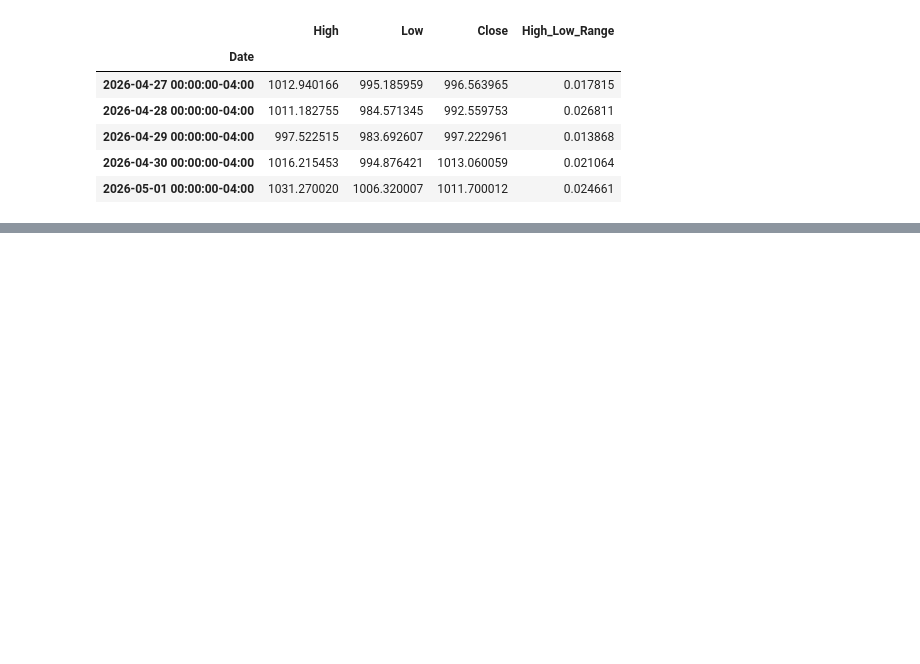
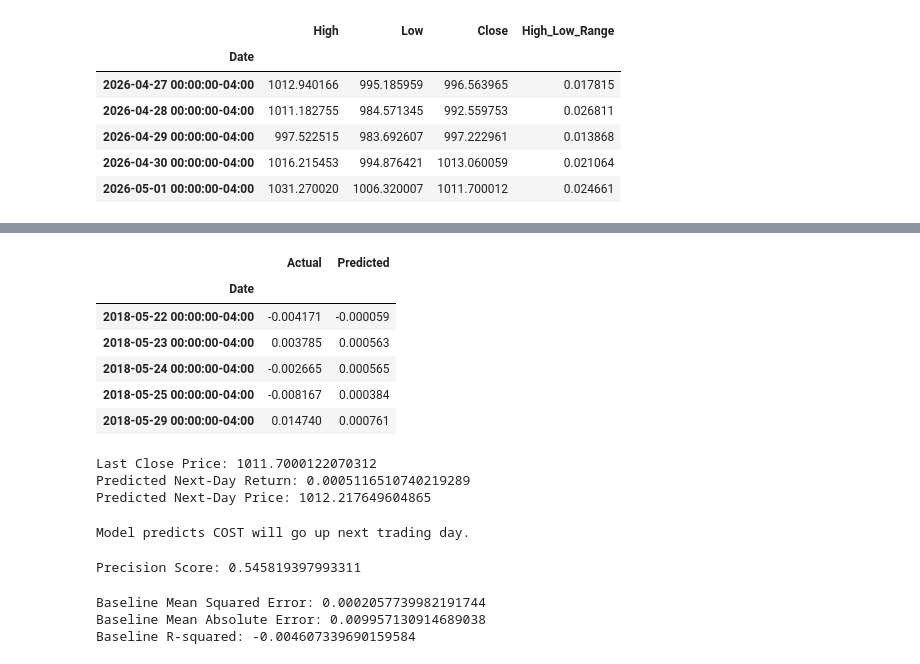
Before and after one commit to taneeshadaga/predict-cost, a Jupyter notebook: cost_stock_prediction.ipynb, the cells around one changed output, grey strips where cells are left out. Drawn from its saved outputs; the diff is of its cells as text; code cells hidden in the pictures; blank space fills up the shorter version.

```diff
--- a/cost_stock_prediction.ipynb
+++ b/cost_stock_prediction.ipynb
@@ -130,0 +211,78 @@ cost_data[["High", "Low", "Close", "High_Low_Range"]].tail()
+# %%
+# Comparing actual vs predicted returns
+results = pd.DataFrame({
+    "Actual": y_test,
+    "Predicted": predictions
+})
+
+results.head()
+# %% [output]
+|  | Actual | Predicted |
+| Date |  |  |
+| 2018-05-22 00:00:00-04:00 | -0.004171 | -0.000059 |
+| 2018-05-23 00:00:00-04:00 | 0.003785 | 0.000563 |
+| 2018-05-24 00:00:00-04:00 | -0.002665 | 0.000565 |
+| 2018-05-25 00:00:00-04:00 | -0.008167 | 0.000384 |
+| 2018-05-29 00:00:00-04:00 | 0.014740 | 0.000761 |
+# %%
+# Predicting COST Stock Price for the Next Trading Day (May 4, 2026)
+predicted_next_day_return = model.predict(
+    cost_data[
+        [
+            "Return_1D",
+            "Return_5D",
+            "Return_10D",
+            "Return_20D",
+            "Return_50D",
+            "Volume_Change",
+            "Volume_vs_5D_Avg"
+        ]
+    ].dropna().tail(1)
+)[0]
+
+# last closing stock price
+last_close_price = cost_data["Close"].dropna().iloc[-1]
+
+# predicting next day stock price
+predicted_next_day_price = last_close_price * (1 + predicted_next_day_return)
+
+print("Last Close Price:", last_close_price)
+print("Predicted Next-Day Return:", predicted_next_day_return)
+print("Predicted Next-Day Price:", predicted_next_day_price)
+# %% [output]
+Last Close Price: 1011.7000122070312
+Predicted Next-Day Return: 0.0005116510740219289
+Predicted Next-Day Price: 1012.217649604865
+# %%
+# Direction of next day prediction
+if predicted_next_day_return > 0:
+    print("Model predicts COST will go up next trading day.")
+else:
+    print("Model predicts COST will go down next trading day.")
+# %% [output]
+Model predicts COST will go up next trading day.
+# %%
+from sklearn.metrics import precision_score
+
+actual_direction = (y_test > 0).astype(int)
+predicted_direction = (predictions > 0).astype(int)
+
+precision = precision_score(actual_direction, predicted_direction)
+
+print("Precision Score:", precision)
+# %% [output]
+Precision Score: 0.545819397993311
+# %%
+# Baseline Model: 'no-change' forecast
+baseline_predictions = np.zeros(len(y_test))
+baseline_mse = mean_squared_error(y_test, baseline_predictions)
+baseline_mae = mean_absolute_error(y_test, baseline_predictions)
+baseline_r2 = r2_score(y_test, baseline_predictions)
+
+print("Baseline Mean Squared Error:", baseline_mse)
+print("Baseline Mean Absolute Error:", baseline_mae)
+print("Baseline R-squared:", baseline_r2)
+# %% [output]
+Baseline Mean Squared Error: 0.0002057739982191744
+Baseline Mean Absolute Error: 0.009957130914689038
+Baseline R-squared: -0.004607339690159584
```
Also changed, not shown: parts of 4 cells of this notebook.
